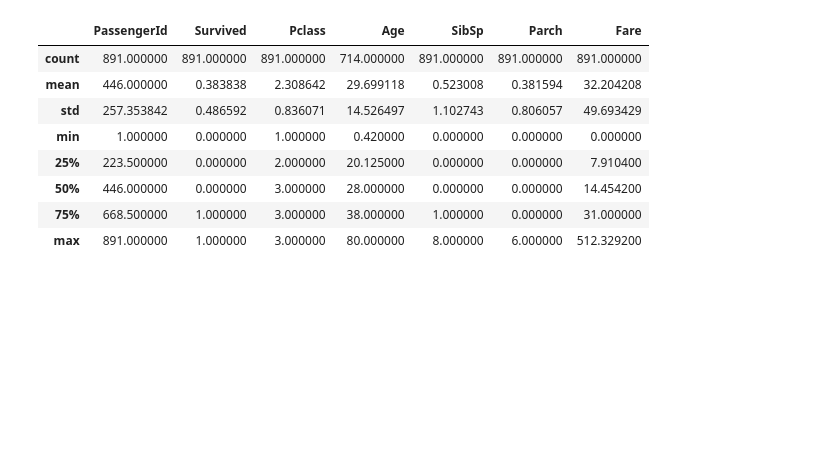
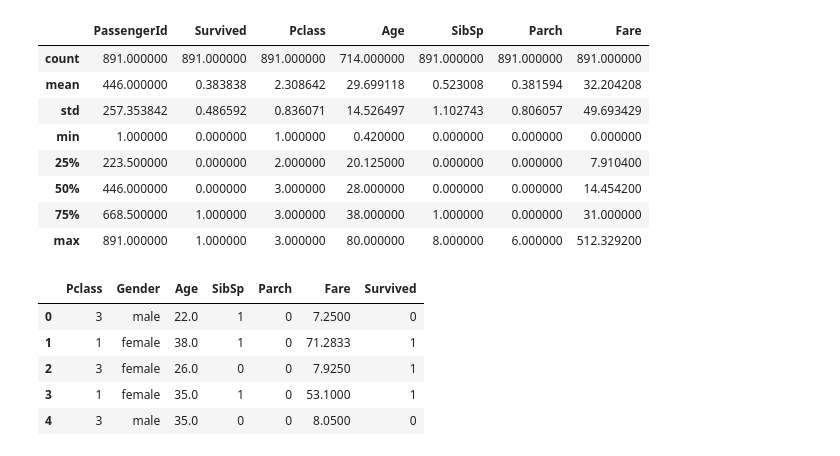
Before and after one commit to wooihaw/mlpy_july2024, a Jupyter notebook: day2.ipynb, the cells around one changed output. Saved outputs shown, nothing was run; the diff lists cells and outputs as text; code cells hidden in the pictures; blank space fills up the shorter version.

```diff
--- a/day2.ipynb
+++ b/day2.ipynb
@@ -498,3 +498,14 @@ df.describe()
 | 50% | 446.000000 | 0.000000 | 3.000000 | 28.000000 | 0.000000 | 0.000000 | 14.454200 |
 | 75% | 668.500000 | 1.000000 | 3.000000 | 38.000000 | 1.000000 | 0.000000 | 31.000000 |
 | max | 891.000000 | 1.000000 | 3.000000 | 80.000000 | 8.000000 | 6.000000 | 512.329200 |
+# %%
+cols = ["Pclass", "Gender", "Age", "SibSp", "Parch", "Fare", "Survived"]
+df2 = df[cols]
+df2.head()
+# %% [output]
+|  | Pclass | Gender | Age | SibSp | Parch | Fare | Survived |
+| 0 | 3 | male | 22.0 | 1 | 0 | 7.2500 | 0 |
+| 1 | 1 | female | 38.0 | 1 | 0 | 71.2833 | 1 |
+| 2 | 3 | female | 26.0 | 0 | 0 | 7.9250 | 1 |
+| 3 | 1 | female | 35.0 | 1 | 0 | 53.1000 | 1 |
+| 4 | 3 | male | 35.0 | 0 | 0 | 8.0500 | 0 |
```
Also changed, not shown: parts of 8 cells of this notebook.
